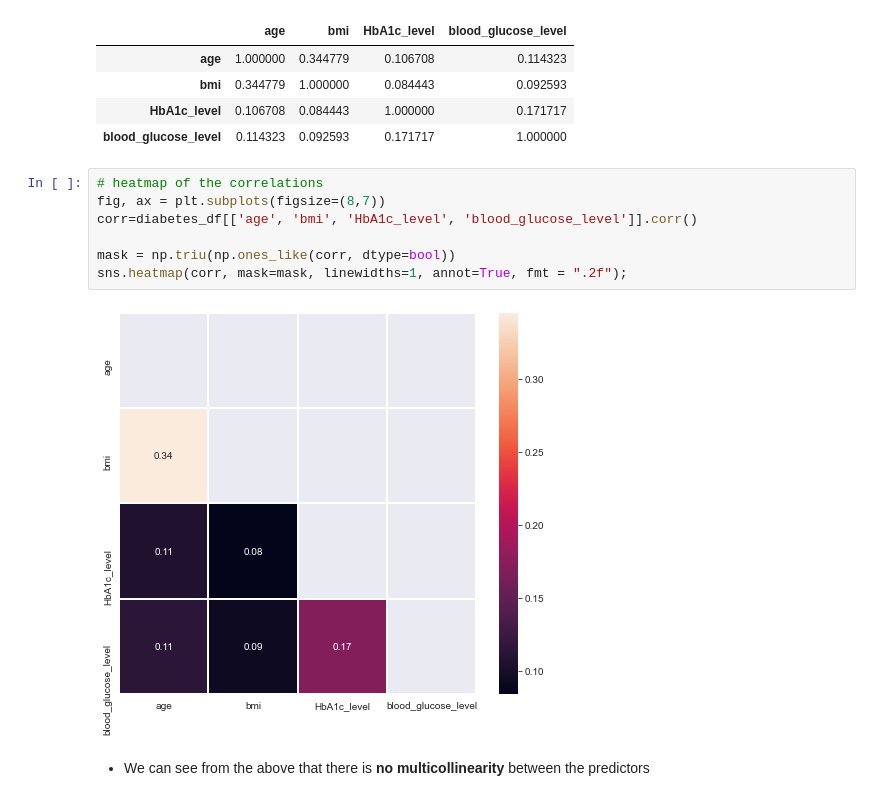
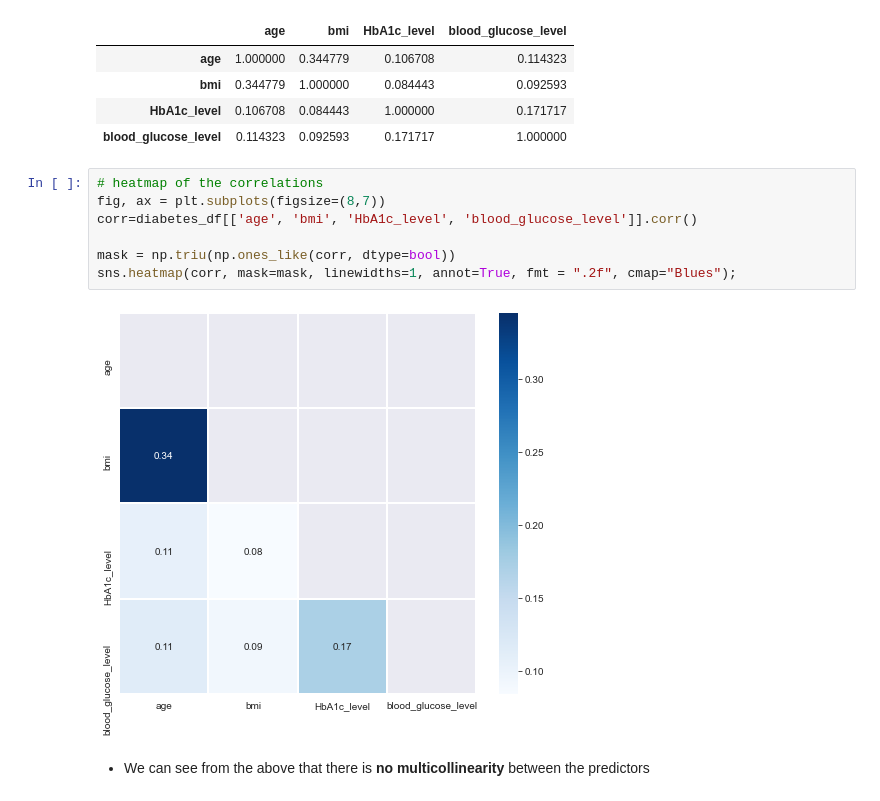
Before and after one commit to MosesMusyoki/Diabetes_Analysis_phase3, a Jupyter notebook: index.ipynb, the cells around one changed output. Saved outputs shown, nothing was run; the diff lists cells and outputs as text.

```diff
--- a/index.ipynb
+++ b/index.ipynb
@@ -375,12 +376,12 @@ diabetes_df[['age', 'bmi', 'HbA1c_level', 'blood_glucose_level']].corr()
 # %%
 # heatmap of the correlations
 fig, ax = plt.subplots(figsize=(8,7))
 corr=diabetes_df[['age', 'bmi', 'HbA1c_level', 'blood_glucose_level']].corr()
 
 mask = np.triu(np.ones_like(corr, dtype=bool))
-sns.heatmap(corr, mask=mask, linewidths=1, annot=True, fmt = ".2f");
+sns.heatmap(corr, mask=mask, linewidths=1, annot=True, fmt = ".2f", cmap="Blues");
 # %% [output]
-[figure, old version]
+[figure, new version]
 # %% [markdown]
 - We can see from the above that there is **no multicollinearity** between the predictors
 # %%
```
Also changed, not shown: parts of 51 cells of this notebook.
